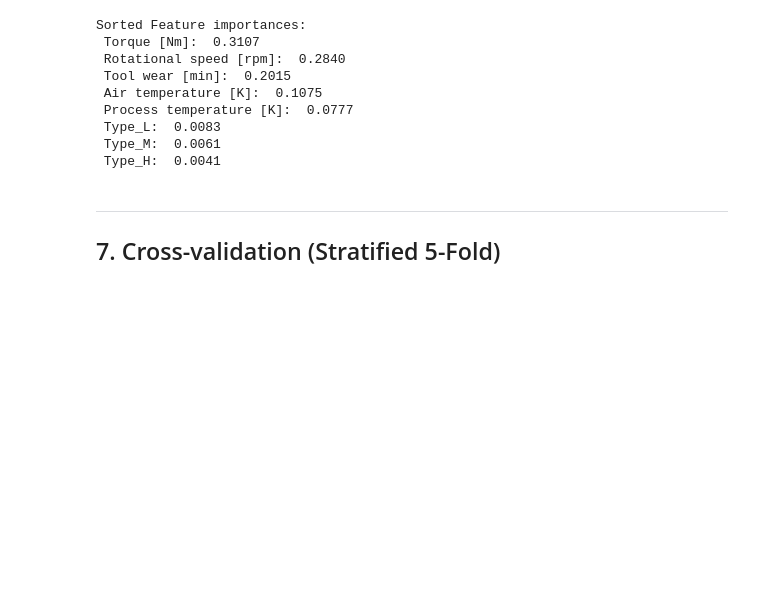
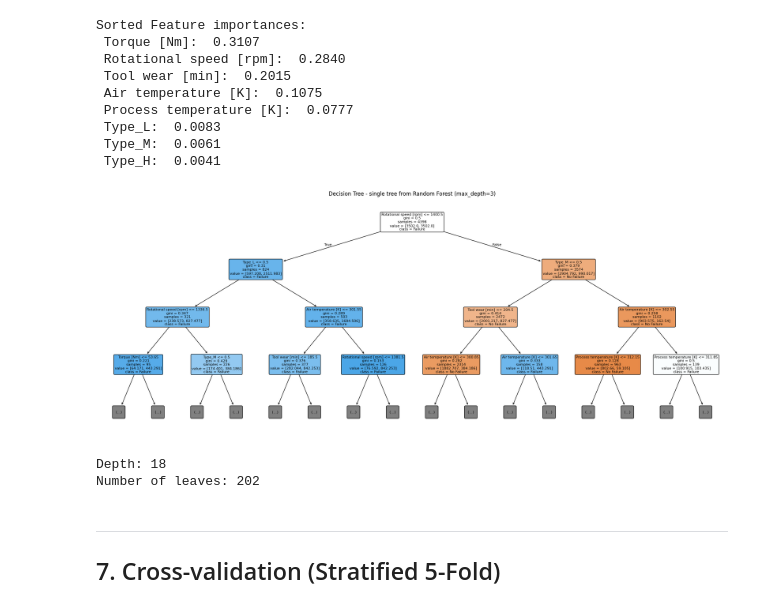
Before and after one commit to hadoyyo/Machine-Predictive-Maintenance-Expert-System, a Jupyter notebook: rf_model.ipynb, the cells around one changed output. Drawn from its saved outputs; the diff is of its cells as text; code cells hidden in the pictures; blank space fills up the shorter version.

```diff
--- a/rf_model.ipynb
+++ b/rf_model.ipynb
@@ -179,6 +180,30 @@ Sorted Feature importances:
  Type_L:  0.0083
  Type_M:  0.0061
  Type_H:  0.0041
+# %%
+sample_tree = rf.estimators_[0]
+
+fig, ax = plt.subplots(figsize=(20, 8))
+plot_tree(
+    sample_tree,
+    feature_names=feature_cols,
+    class_names=['No Failure', 'Failure'],
+    filled=True,
+    rounded=True,
+    max_depth=3,
+    fontsize=8,
+    ax=ax
+)
+ax.set_title('Decision Tree - single tree from Random Forest (max_depth=3)', fontsize=12)
+plt.tight_layout()
+plt.show()
+
+print(f'Depth: {sample_tree.get_depth()}')
+print(f'Number of leaves: {sample_tree.get_n_leaves()}')
+# %% [output]
+[figure, added]
+Depth: 18
+Number of leaves: 202
 # %% [markdown]
 ---
 ## 7. Cross-validation (Stratified 5-Fold)
```
Also changed, not shown: parts of 1 cell of this notebook, 1 other file.
